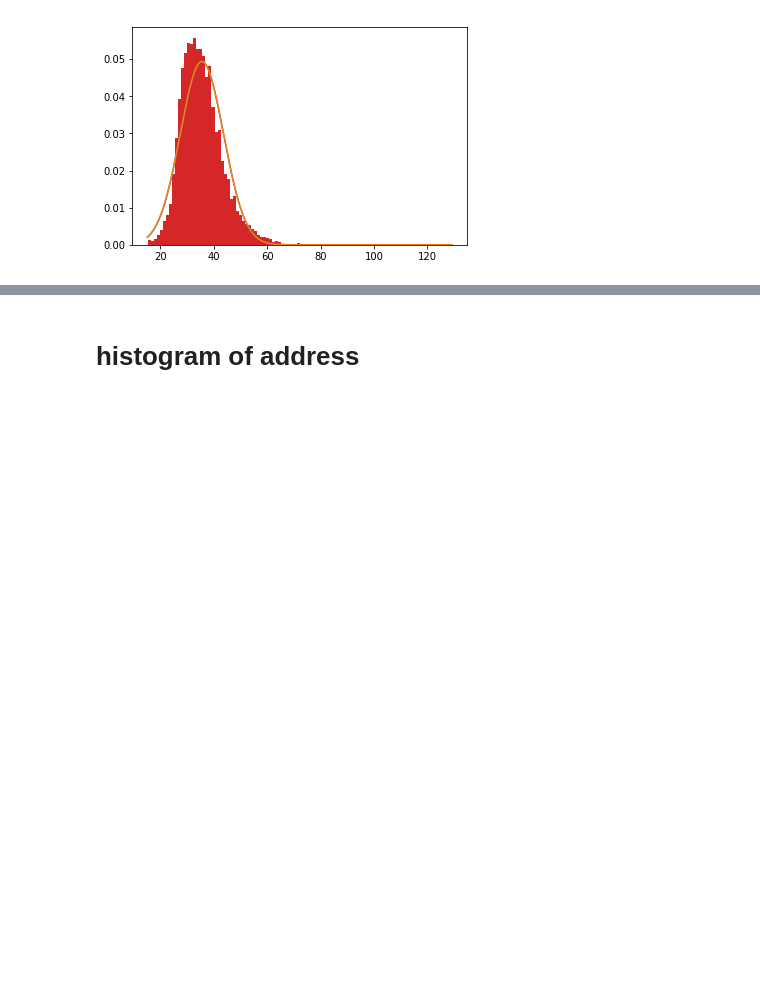
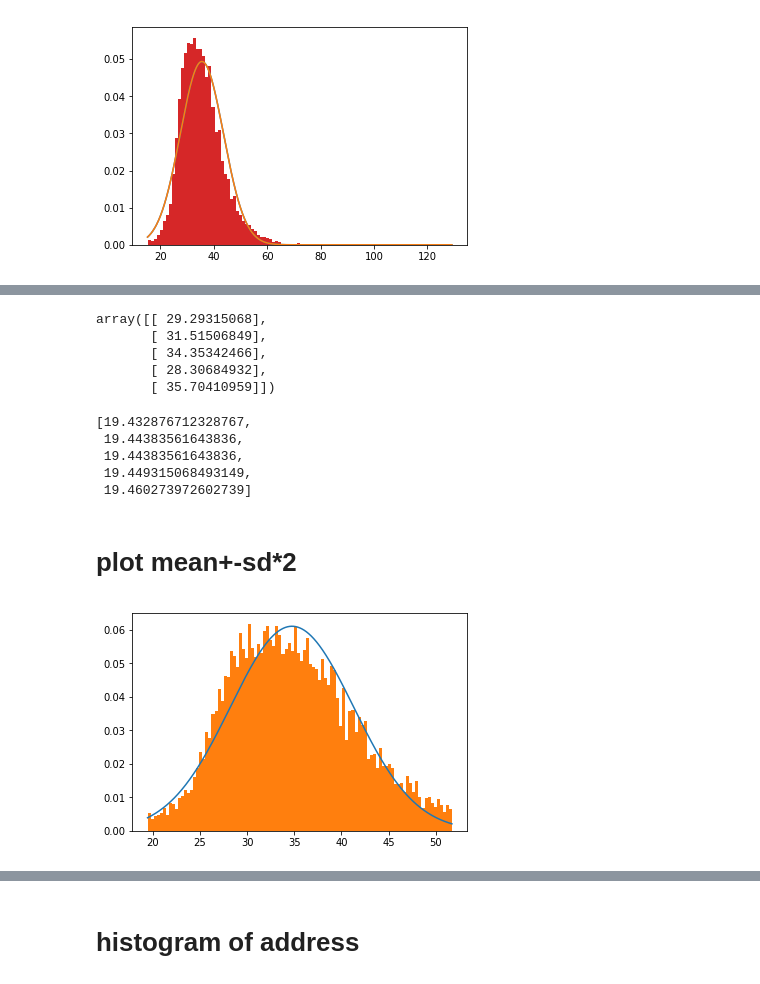
Before and after one commit to Kanbc/recommender-systems, a Jupyter notebook: explore/user.ipynb, the cells around one changed output, grey strips where cells are left out. Saved outputs shown, nothing was run; the diff lists cells and outputs as text; code cells hidden in the pictures; blank space fills up the shorter version.

```diff
--- a/explore/user.ipynb
+++ b/explore/user.ipynb
@@ -119,0 +199,4 @@ pl.show()
+# %%
+age_cut2 = pd.DataFrame(age_array ,columns=['Age'])
+sd2 = age_cut2 [((mean-sd*2)<= age_cut2['Age'] ) & (age_cut2['Age']<= (mean+sd*2))]
+sd2.sort_values(by=['Age'])[:5]
@@ -119,0 +210,34 @@ pl.show()
+# %%
+age_cut_mat2=sd2.as_matrix(columns=sd2.columns[0:])
+age_cut_mat2[:5]
+# %% [output]
+array([[ 29.29315068],
+       [ 31.51506849],
+       [ 34.35342466],
+       [ 28.30684932],
+       [ 35.70410959]])
+# %%
+age_cut_mat2 = sorted(sd2['Age'])
+age_cut_mat2[:5]
+# %% [output]
+[19.432876712328767,
+ 19.44383561643836,
+ 19.44383561643836,
+ 19.449315068493149,
+ 19.460273972602739]
+# %% [markdown]
+# plot mean+-sd*2
+# %%
+import numpy as np
+import scipy.stats as stats
+import pylab as pl
+
+sample = stats.norm.pdf(age_cut_mat2, np.mean(age_cut_mat2), np.std(age_cut_mat2))
+pl.plot(age_cut_mat2,sample,'')
+
+
+pl.hist(age_cut_mat2,normed=True, bins=100)
+
+pl.show()
+# %% [output]
+[figure, added]
```
Also changed, not shown: parts of 28 cells of this notebook.
